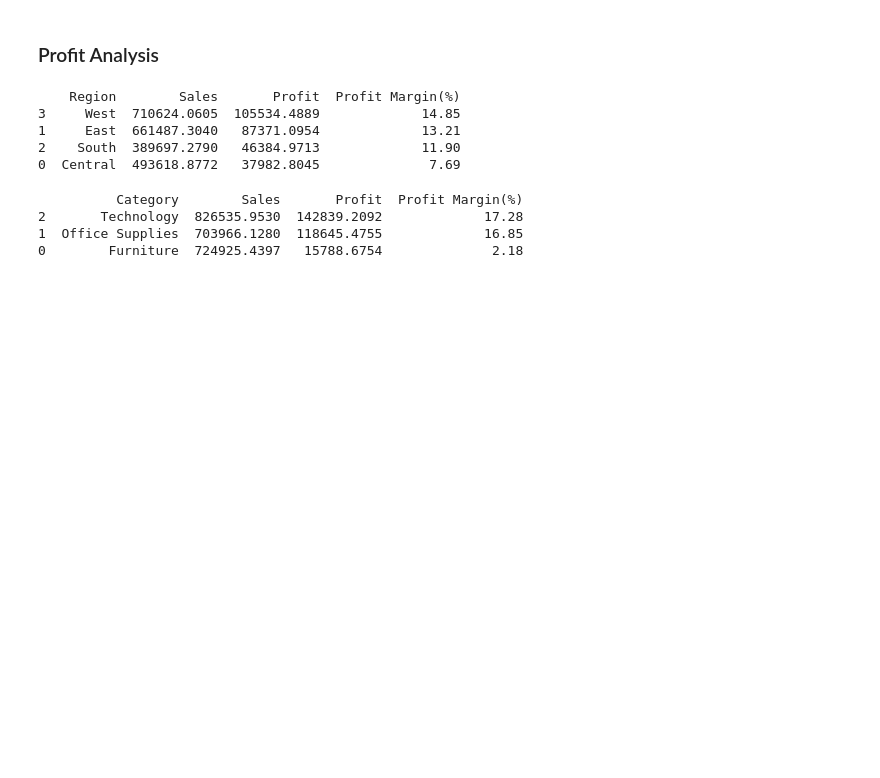
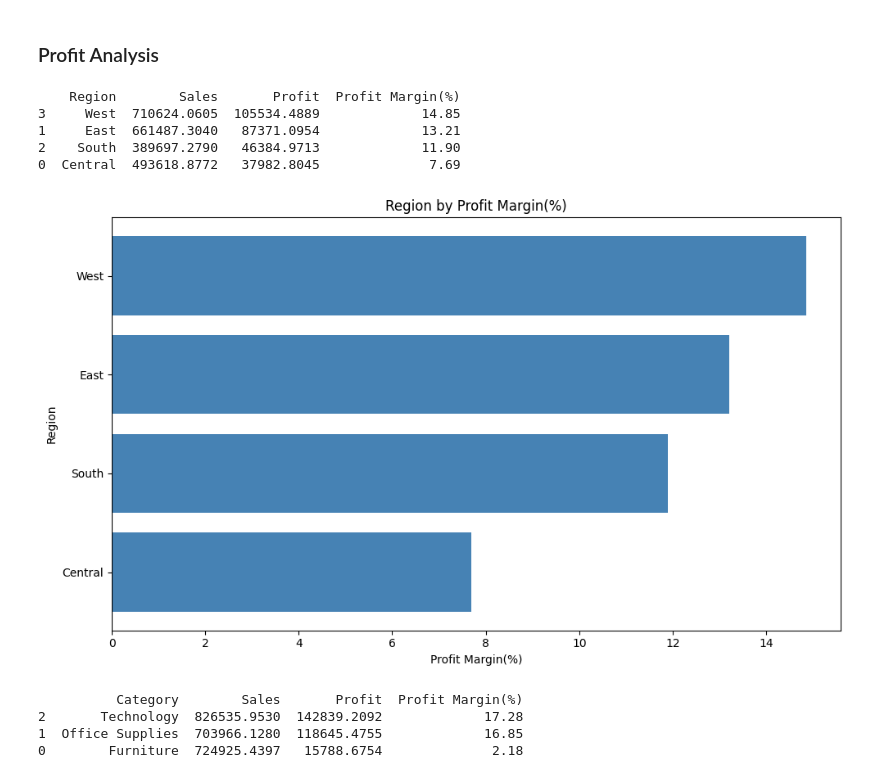
Before and after one commit to VaibhavNileshKumarDave/synent-task5-salesanalysis-vaibhav-dave, a Jupyter notebook: notebooks/salesanalysis.ipynb, the cells around one changed output. Drawn from its saved outputs; the diff is of its cells as text; code cells hidden in the pictures; blank space fills up the shorter version.

```diff
--- a/notebooks/salesanalysis.ipynb
+++ b/notebooks/salesanalysis.ipynb
@@ -213,6 +235,20 @@ print(region_profit.sort_values("Profit Margin(%)", ascending = False))
 1     East  661487.3040   87371.0954             13.21
 2    South  389697.2790   46384.9713             11.90
 0  Central  493618.8772   37982.8045              7.69
+# %%
+sorted_region_profit = region_profit.sort_values("Profit Margin(%)", ascending = False)
+
+plt.figure(figsize=(10, 6))
+plt.barh(sorted_region_profit["Region"], sorted_region_profit["Profit Margin(%)"], color='steelblue')
+plt.xlabel("Profit Margin(%)")
+plt.ylabel("Region")
+plt.title("Region by Profit Margin(%)")
+plt.gca().invert_yaxis()
+plt.tight_layout()
+plt.savefig("region_profit.png", dpi=150)
+plt.show()
+# %% [output]
+[figure, added]
 # %%
 category_profit = (
     df_master
```
Also changed, not shown: parts of 5 cells of this notebook, 5 other files.
